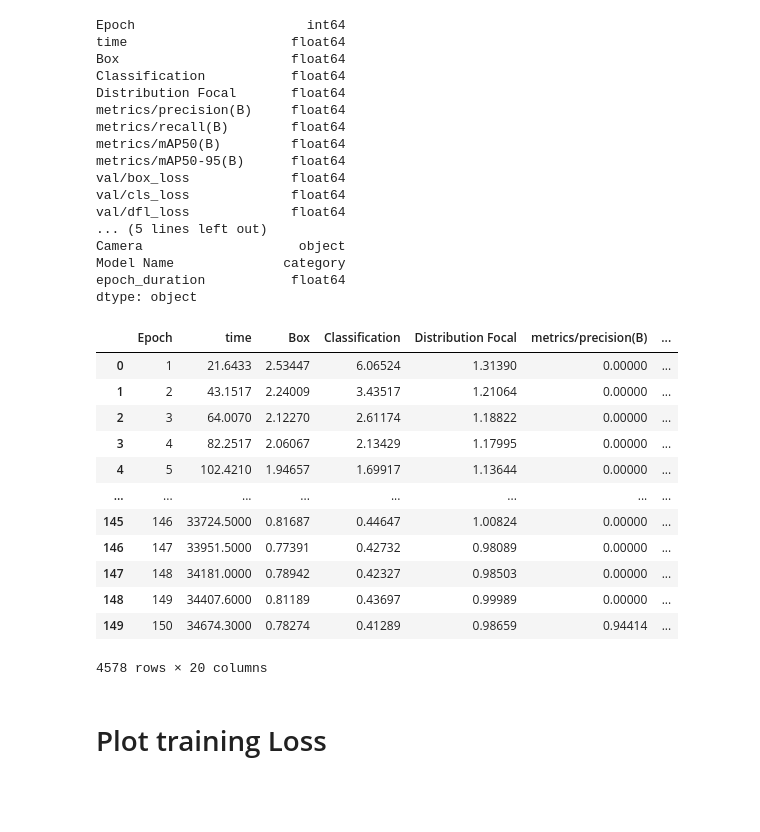
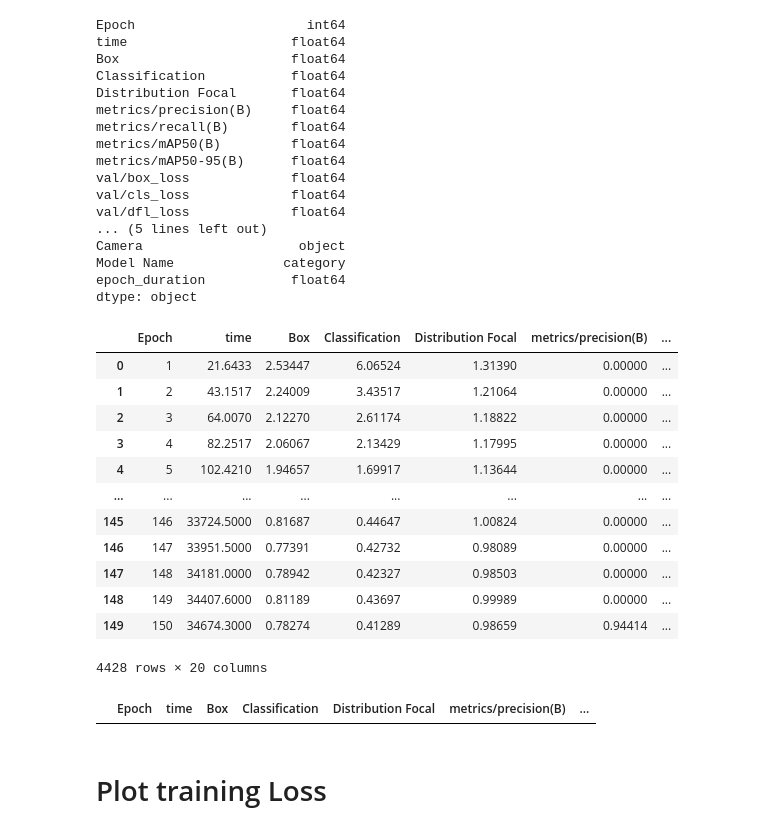
Before and after one commit to mtmoore-ai/deer-detector, a Jupyter notebook: yolov11_train_results.ipynb, the cells around one changed output. Saved outputs shown, nothing was run; the diff lists cells and outputs as text; code cells hidden in the pictures; blank space fills up the shorter version.

```diff
--- a/yolov11_train_results.ipynb
+++ b/yolov11_train_results.ipynb
@@ -62,9 +62,8 @@ train_df.rename(columns={'imgsz': "Image Size (px)", 'epoch': 'Epoch',
                          inplace=True)
 
 # Define the custom sort order
-model_order = ['yolov11n', 'yolov11s', 'yolov11m', 'yolov11l']
+model_order = ['yolov11n', 'yolov11s', 'yolov11m']
 
-# Convert the 'Month' column to a categorical type with the custom order
 train_df['Model Name'] = pd.Categorical(train_df['Model Name'], categories=model_order, ordered=True)
 
 train_df.sort_values(['Camera', 'Model Name', 'Image Size (px)', 'Epoch'], inplace=True)
@@ -82,9 +81,9 @@ train_df.loc[train_df['epoch_duration'] < 0, 'epoch_duration'] = train_df.loc[tr
 print(train_df.dtypes)
 display(train_df)
 
-#mask_list = []
-#mask_list.append(train_df['Camera'] == "IP8M-H-SW")
-#mask_list.append(train_df['Model Name'] == "yolov11m")
+mask_list = []
+mask_list.append(train_df['Camera'] == "IP8M-H-SW")
+mask_list.append(train_df['Image Size (px)'] == "736")
 #for s in [ 3840, ]:
 #    mask_list.append(train_df['Image Size (px)'] == s)
 #    #display(train_df[ join_mask(mask_list) ])
@@ -103,37 +102,40 @@ def join_mask( mask_list ):
         else:
             full_mask = full_mask & m
     return full_mask
+
+display( train_df[join_mask(mask_list)] )
 # %% [output]
 Epoch                      int64
 time                     float64
 Box                      float64
 Classification           float64
 Distribution Focal       float64
 metrics/precision(B)     float64
 metrics/recall(B)        float64
 metrics/mAP50(B)         float64
 metrics/mAP50-95(B)      float64
 val/box_loss             float64
 val/cls_loss             float64
 val/dfl_loss             float64
 ... (5 lines left out)
 Camera                    object
 Model Name              category
 epoch_duration           float64
 dtype: object
 |  | Epoch | time | Box | Classification | Distribution Focal | metrics/precision(B) | ... |
 | 0 | 1 | 21.6433 | 2.53447 | 6.06524 | 1.31390 | 0.00000 | ... |
 | 1 | 2 | 43.1517 | 2.24009 | 3.43517 | 1.21064 | 0.00000 | ... |
 | 2 | 3 | 64.0070 | 2.12270 | 2.61174 | 1.18822 | 0.00000 | ... |
 | 3 | 4 | 82.2517 | 2.06067 | 2.13429 | 1.17995 | 0.00000 | ... |
 | 4 | 5 | 102.4210 | 1.94657 | 1.69917 | 1.13644 | 0.00000 | ... |
 | ... | ... | ... | ... | ... | ... | ... | ... |
 | 145 | 146 | 33724.5000 | 0.81687 | 0.44647 | 1.00824 | 0.00000 | ... |
 | 146 | 147 | 33951.5000 | 0.77391 | 0.42732 | 0.98089 | 0.00000 | ... |
 | 147 | 148 | 34181.0000 | 0.78942 | 0.42327 | 0.98503 | 0.00000 | ... |
 | 148 | 149 | 34407.6000 | 0.81189 | 0.43697 | 0.99989 | 0.00000 | ... |
 | 149 | 150 | 34674.3000 | 0.78274 | 0.41289 | 0.98659 | 0.94414 | ... |
-4578 rows × 20 columns
+4428 rows × 20 columns
+|  | Epoch | time | Box | Classification | Distribution Focal | metrics/precision(B) | ... |
 # %% [markdown]
 # Plot training Loss
 # %%
```
Also changed, not shown: parts of 3 cells of this notebook, 10 other files.
